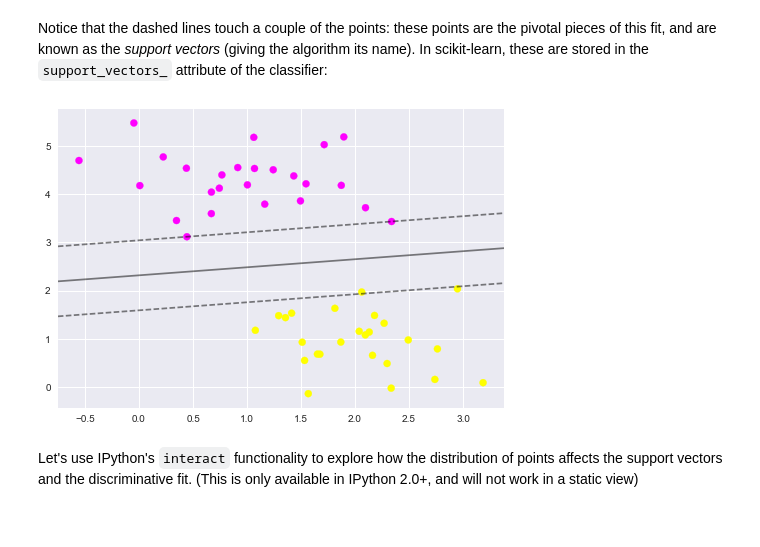
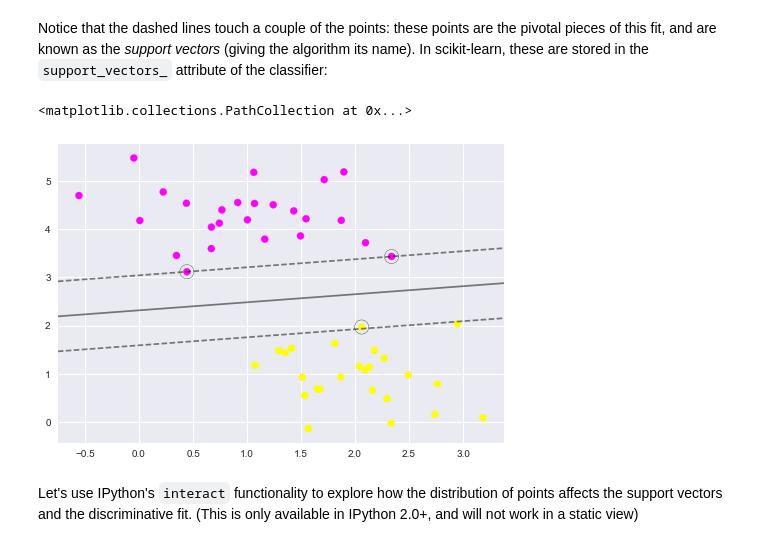
Before and after one commit to greyspurv2/sklearn_tutorial, a Jupyter notebook: notebooks/03.1-Classification-SVMs.ipynb, the cells around one changed output. Saved outputs shown, nothing was run; the diff lists cells and outputs as text; code cells hidden in the pictures.

```diff
--- a/notebooks/03.1-Classification-SVMs.ipynb
+++ b/notebooks/03.1-Classification-SVMs.ipynb
@@ -104,10 +104,11 @@ In scikit-learn, these are stored in the ``support_vectors_`` attribute of the c
 # %%
 plt.scatter(X[:, 0], X[:, 1], c=y, s=50, cmap='spring')
 plot_svc_decision_function(clf)
 plt.scatter(clf.support_vectors_[:, 0], clf.support_vectors_[:, 1],
-            s=200, facecolors='none');
+            s=200, facecolors='none', edgecolors='k')
 # %% [output]
+<matplotlib.collections.PathCollection at 0x...>
-[figure, old version]
+[figure, new version]
 # %% [markdown]
 Let's use IPython's ``interact`` functionality to explore how the distribution of points affects the support vectors and the discriminative fit.
 (This is only available in IPython 2.0+, and will not work in a static view)
```
Also changed, not shown: parts of 4 cells of this notebook, 5 other files.
